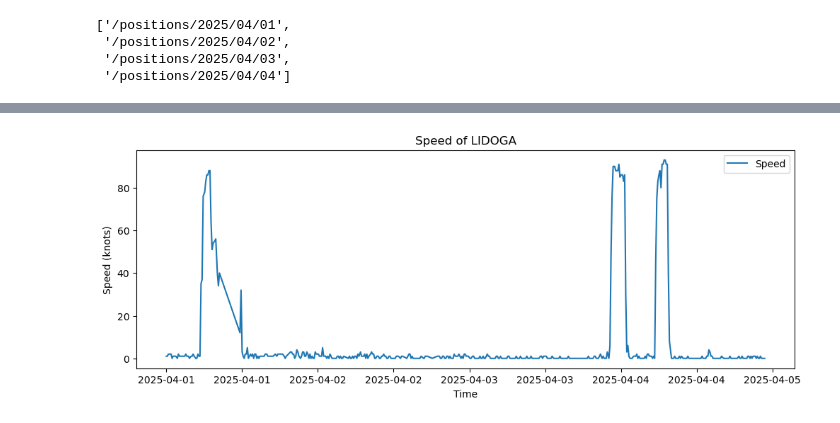
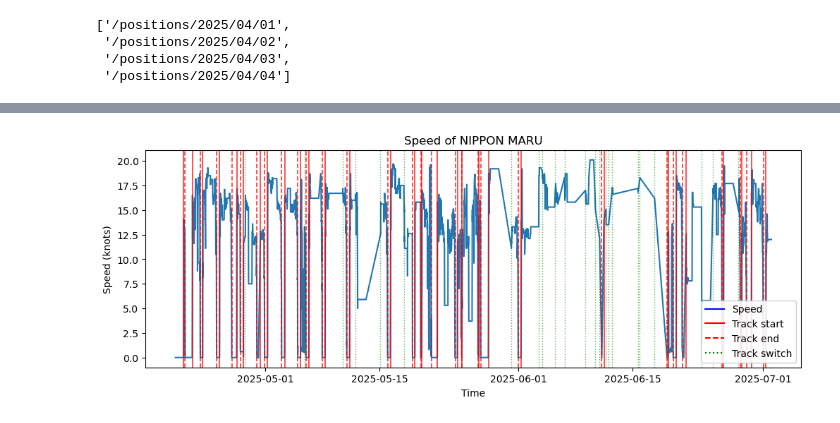
Before and after one commit to mvodya/marinetime-tracer, a Jupyter notebook: research/16-ship-tracing.ipynb, the cells around one changed output, grey strips where cells are left out. Saved outputs shown, nothing was run; the diff lists cells and outputs as text; code cells hidden in the pictures.

Commit message:
Added track detector

```diff
--- a/research/16-ship-tracing.ipynb
+++ b/research/16-ship-tracing.ipynb
@@ -12,6 +13,6 @@ from matplotlib.ticker import MaxNLocator
 import os
 # %%
-dataset_path = "/Volumes/SSD/mark/Documents/Works/MT_Dataset/mt_filtered_20250714.h5"
+dataset_path = "/Volumes/SSD/mark/Documents/Works/MT_Dataset/mt_tracks_20250714.h5"
 
 if "ds" in vars():
     ds.close()   # type: ignore
@@ -66,7 +70,7 @@ def find_ship_by_mt_id_chunked(ds_ships, target_mt_id: str, chunk_rows=2_000_000
             return ships[i]
     return None
 
-ship = find_ship_by_mt_id_chunked(ships, 350155)
+ship = find_ship_by_mt_id_chunked(ships, 663221)
 ship_id = ship["ship_id"]
 ship
 # %% [output]
@@ -98,8 +102,8 @@ find_dataset_paths(ds, "2025-04-01", "2025-04-04")
  '/positions/2025/04/03',
  '/positions/2025/04/04']
 # %%
-track_from = "2025-04-01"
-track_to = "2025-06-01"
+track_from = "2025-04-20"
+track_to = "2025-07-01"
 
 paths = find_dataset_paths(ds, track_from, track_to)
 chunks = []
@@ -117,5 +121,7 @@ len(positions)
 # %%
 output_dir = f"output/shiptrace_{ship["name"].decode("utf-8")}_{track_from}_{track_to}"
+
+output_dir += "_v5"
 
 os.makedirs(output_dir, exist_ok=True)
 
@@ -131,28 +137,105 @@ print(positions[0])
 # %%
-_, timestamps, lats, lons, speeds, courses, headings, rots, elapses, destinations, *_ = zip(*positions)
+_, timestamps, lats, lons, speeds, courses, headings, rots, elapses, destinations, tile_zs, file_ids, track_ids = zip(*positions)
 
-size = 500
+size = None
 
-times_dt = [datetime.fromtimestamp(ts, tz=timezone(timedelta(hours=10))) for ts in timestamps[:size]]
+speeds_kn = [s / 10.0 for s in speeds[:size]]
+
+tz = timezone(timedelta(hours=10))
+times_dt = [datetime.fromtimestamp(ts, tz=tz) for ts in timestamps[:size]]
+
+track_ids_arr = list(track_ids[:size])
+
+# Моменты переключения track_id
+switch_idx = [i for i in range(1, len(track_ids_arr)) if track_ids_arr[i] != track_ids_arr[i-1]]
 
 fig, ax = plt.subplots(figsize=(12, 4))
-ax.plot(times_dt, speeds[:size], label="Speed")
+
+# График скорости
+ax.plot(times_dt, speeds_kn, label="Speed")
+
+# Вертикальные линии в местах переключений
+for i in switch_idx:
+    prev_tid = track_ids_arr[i-1]
+    new_tid = track_ids_arr[i]
+    # начало трека: -1 -> id
+    if prev_tid == -1 and new_tid != -1:
+        ax.axvline(
+            times_dt[i],
+            color="red",
+            linestyle="-",
+            linewidth=1.2,
+            alpha=0.8,
+        )
+
+    # конец трека: id -> -1
+    elif prev_tid != -1 and new_tid == -1:
+        ax.axvline(
+            times_dt[i],
+            color="red",
+            linestyle="--",
+            linewidth=1.2,
+            alpha=0.8,
+        )
+
+    # редкий случай: id -> другой id (жесткий разрыв)
+    elif prev_tid != -1 and new_tid != -1 and prev_tid != new_tid:
+        ax.axvline(
+            times_dt[i],
+            color="green",
+            linestyle=":",
+            linewidth=1.0,
+            alpha=0.6,
+        )
 
 ax.xaxis.set_major_formatter(mdates.DateFormatter("%Y-%m-%d"))
 ax.xaxis.set_major_locator(mdates.AutoDateLocator())
 
 ax.set_xlabel("Time")
 ax.set_ylabel("Speed (knots)")
 
 ax.set_title(f"Speed of {ship["name"].decode("utf-8")}")
 
 ax.legend()
 
+legend_elements = [
+    Line2D([0], [0],
+           color="blue",
+           linestyle="-",
+           linewidth=1.5,
+           label="Speed"),
+
+    Line2D([0], [0],
+           color="red",
+           linestyle="-",
+           linewidth=1.5,
+           label="Track start"),
+
+    Line2D([0], [0],
+           color="red",
+           linestyle="--",
+           linewidth=1.5,
+           label="Track end"),
+
+    Line2D([0], [0],
+           color="green",
+           linestyle=":",
+           linewidth=1.5,
+           label="Track switch"),
+]
+
+ax.legend(
+    handles=legend_elements,
+    loc="lower right",
+    frameon=True,
+    framealpha=0.9,
+)
+
 plt.savefig(output_dir + "/speed_chart.png", bbox_inches='tight', dpi=150)
 plt.savefig(output_dir + "/speed_chart.pdf", bbox_inches='tight', dpi=150)
 plt.show()
 # %% [output]
-[figure, old version]
+[figure, new version]
 # %%
 fig = plt.figure(figsize=(10, 8))
 ax = plt.axes(projection=ccrs.Mercator())
```
Also changed, not shown: parts of 10 cells of this notebook, 8 other files.
